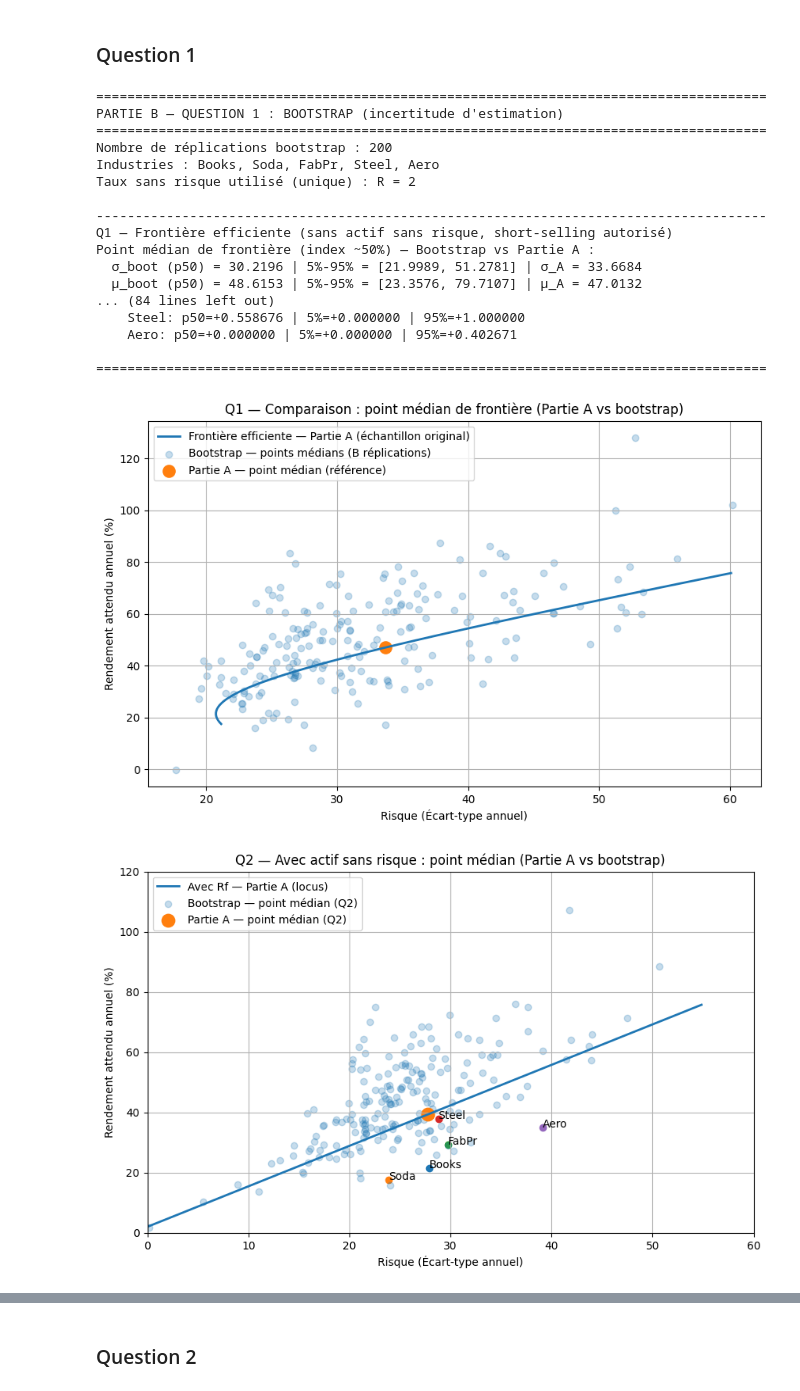
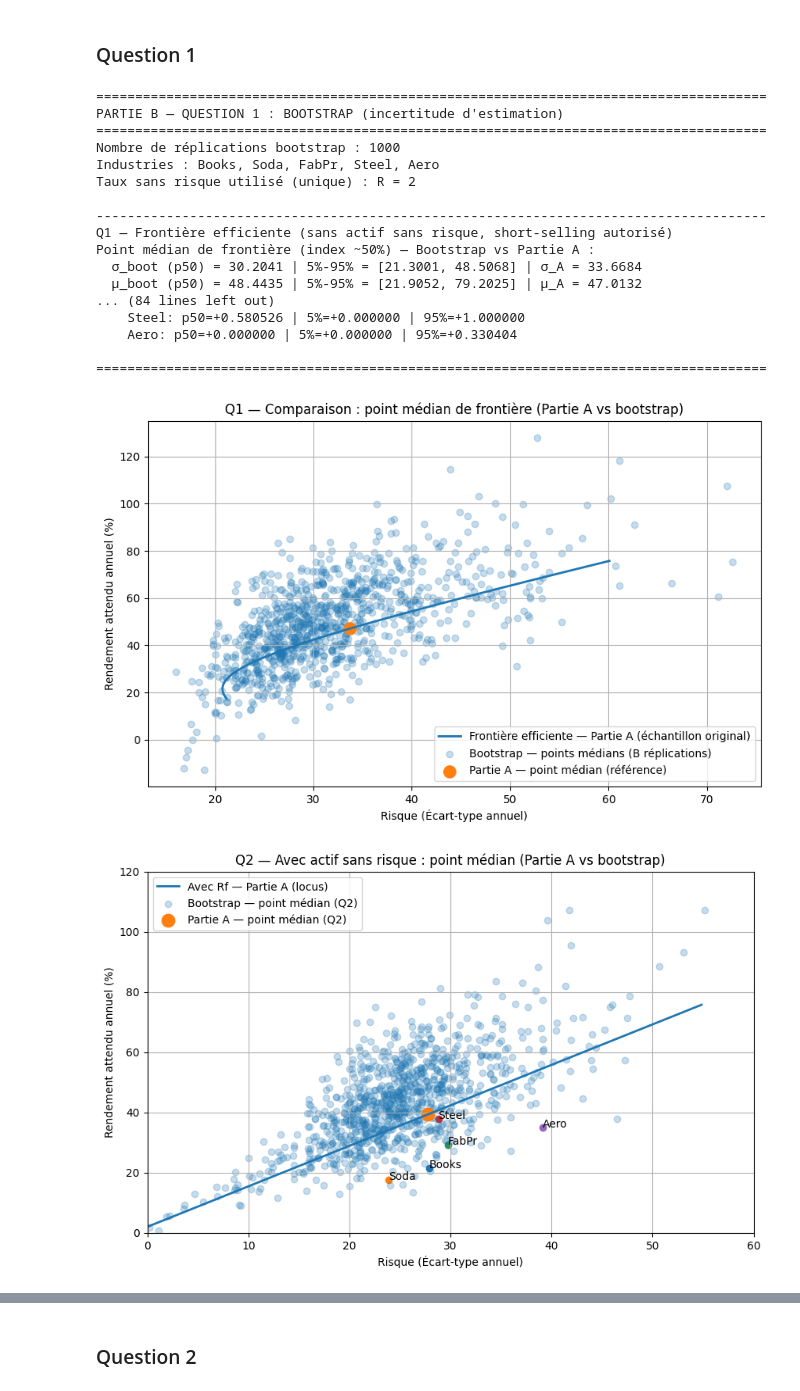
Before and after one commit to fredpell1/gestion_portefeuille_tp1, a Jupyter notebook: src/tp1.ipynb, the cells around one changed output, grey strips where cells are left out. Cells and saved outputs as stored; diff of their text form; code cells hidden in the pictures.

```diff
--- a/src/tp1.ipynb
+++ b/src/tp1.ipynb
@@ -234,45 +239,41 @@ Diff (tangency - random max): 2.405929e-03
 # %% [markdown]
 ### Question 1
 # %%
-# =========================
-# PARTIE B — QUESTION 1 : BOOTSTRAP
-# =========================
-
 # Paramètres
-B_rep = 200         # (tu peux mettre 200 pour tester plus vite)
+B_rep = 1000         # (tu peux mettre 200 pour tester plus vite)
 n_ptf = 80           # résolution de la frontière
 R = 2
 
 res_b1 = b1_bootstrap_1000(
     returns_5=data_last_five_years,
     industries=industries,
     B=B_rep,
     annualize=True,
     R=R,
     n_ptf=n_ptf,
     seed=0
 )
 
 b1_print_sections_fr(res_b1)
 
 b1_plot_2_graphiques(res_b1)
 # %% [output]
 ======================================================================================
 PARTIE B — QUESTION 1 : BOOTSTRAP (incertitude d'estimation)
 ======================================================================================
-Nombre de réplications bootstrap : 200
+Nombre de réplications bootstrap : 1000
 Industries : Books, Soda, FabPr, Steel, Aero
 Taux sans risque utilisé (unique) : R = 2
 
 --------------------------------------------------------------------------------------
 Q1 — Frontière efficiente (sans actif sans risque, short-selling autorisé)
 Point médian de frontière (index ~50%) — Bootstrap vs Partie A :
-  σ_boot (p50) = 30.2196 | 5%-95% = [21.9989, 51.2781] | σ_A = 33.6684
-  μ_boot (p50) = 48.6153 | 5%-95% = [23.3576, 79.7107] | μ_A = 47.0132
+  σ_boot (p50) = 30.2041 | 5%-95% = [21.3001, 48.5068] | σ_A = 33.6684
+  μ_boot (p50) = 48.4435 | 5%-95% = [21.9052, 79.2025] | μ_A = 47.0132
 ... (84 lines left out)
-    Steel: p50=+0.558676 | 5%=+0.000000 | 95%=+1.000000
-    Aero: p50=+0.000000 | 5%=+0.000000 | 95%=+0.402671
+    Steel: p50=+0.580526 | 5%=+0.000000 | 95%=+1.000000
+    Aero: p50=+0.000000 | 5%=+0.000000 | 95%=+0.330404
 
 ======================================================================================
-[figure, old version]
+[figure, new version]
-[figure, old version]
+[figure, new version]
```
Also changed, not shown: parts of 4 cells of this notebook.
